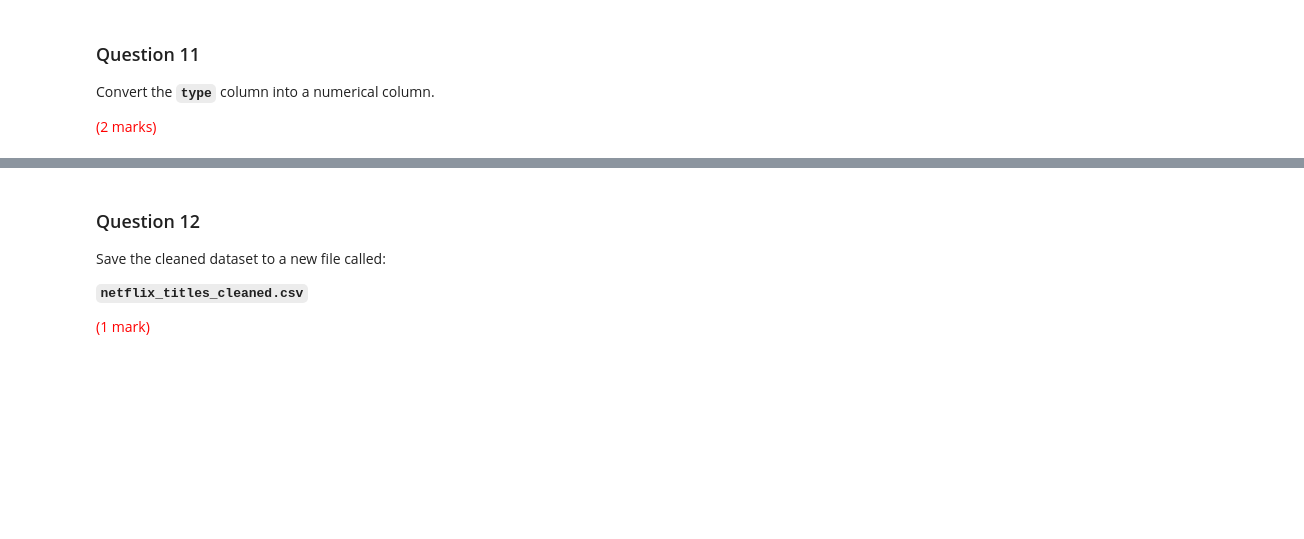
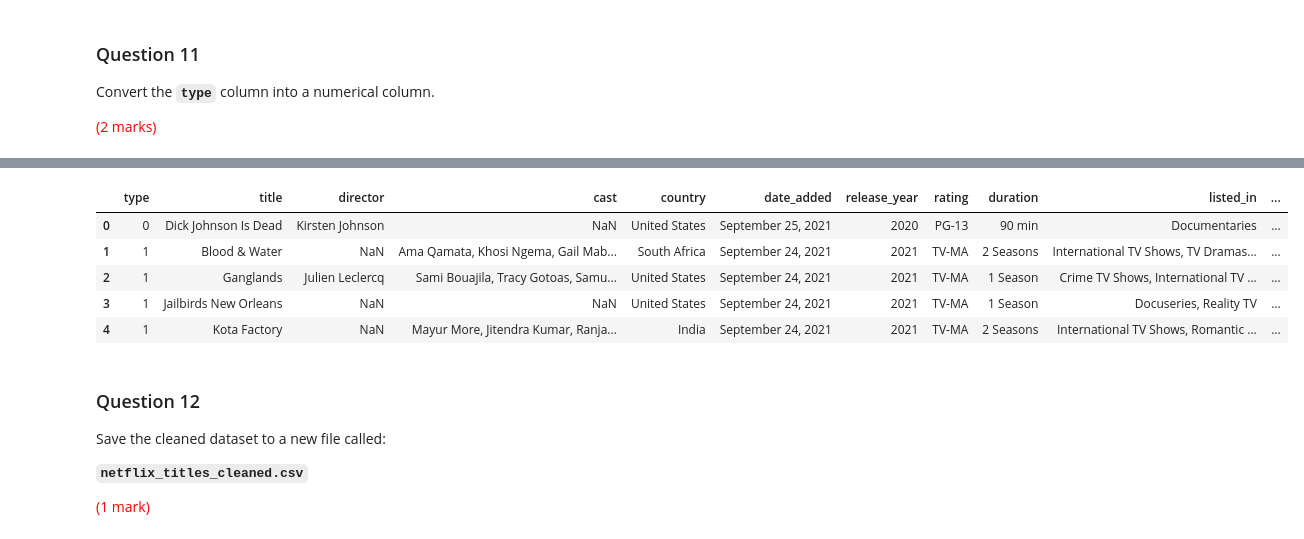
Before and after one commit to scottejin/Data_Test, a Jupyter notebook: data_test.ipynb, the cells around one changed output, grey strips where cells are left out. Cells and saved outputs as stored; diff of their text form; code cells hidden in the pictures; blank space fills up the shorter version.

```diff
--- a/data_test.ipynb
+++ b/data_test.ipynb
@@ -171,3 +195,14 @@ Convert the **`type`** column into a numerical column.
+# %%
+df['type'] = df['type'].replace(['Movie', 'TV Show'], [0, 1])
+
+df.head()
+# %% [output]
+|  | type | title | director | cast | country | date_added | release_year | rating | duration | listed_in | ... |
+| 0 | 0 | Dick Johnson Is Dead | Kirsten Johnson | NaN | United States | September 25, 2021 | 2020 | PG-13 | 90 min | Documentaries | ... |
+| 1 | 1 | Blood & Water | NaN | Ama Qamata, Khosi Ngema, Gail Mab... | South Africa | September 24, 2021 | 2021 | TV-MA | 2 Seasons | International TV Shows, TV Dramas... | ... |
+| 2 | 1 | Ganglands | Julien Leclercq | Sami Bouajila, Tracy Gotoas, Samu... | United States | September 24, 2021 | 2021 | TV-MA | 1 Season | Crime TV Shows, International TV ... | ... |
+| 3 | 1 | Jailbirds New Orleans | NaN | NaN | United States | September 24, 2021 | 2021 | TV-MA | 1 Season | Docuseries, Reality TV | ... |
+| 4 | 1 | Kota Factory | NaN | Mayur More, Jitendra Kumar, Ranja... | India | September 24, 2021 | 2021 | TV-MA | 2 Seasons | International TV Shows, Romantic ... | ... |
 # %% [markdown]
 ### Question 12
 Save the cleaned dataset to a new file called:
```
Also changed, not shown: parts of 3 cells of this notebook, 1 other file.
